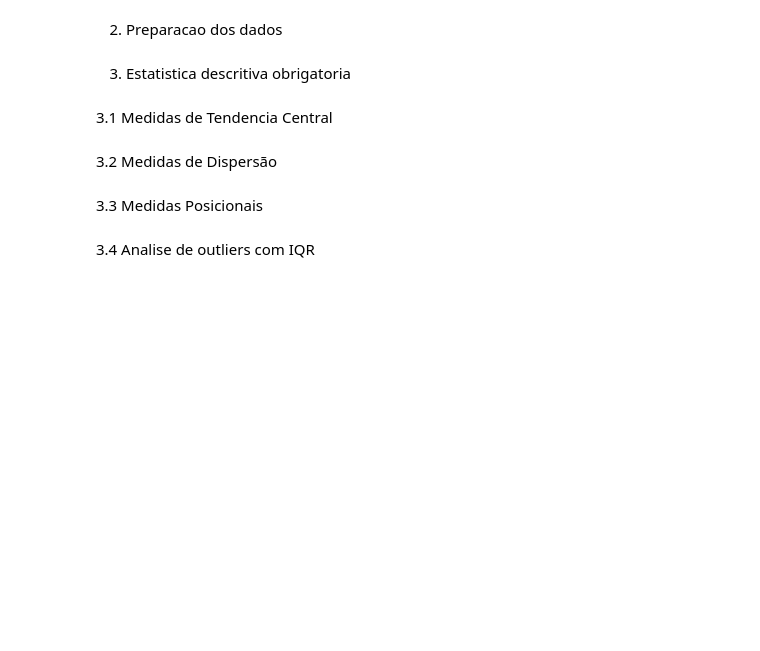
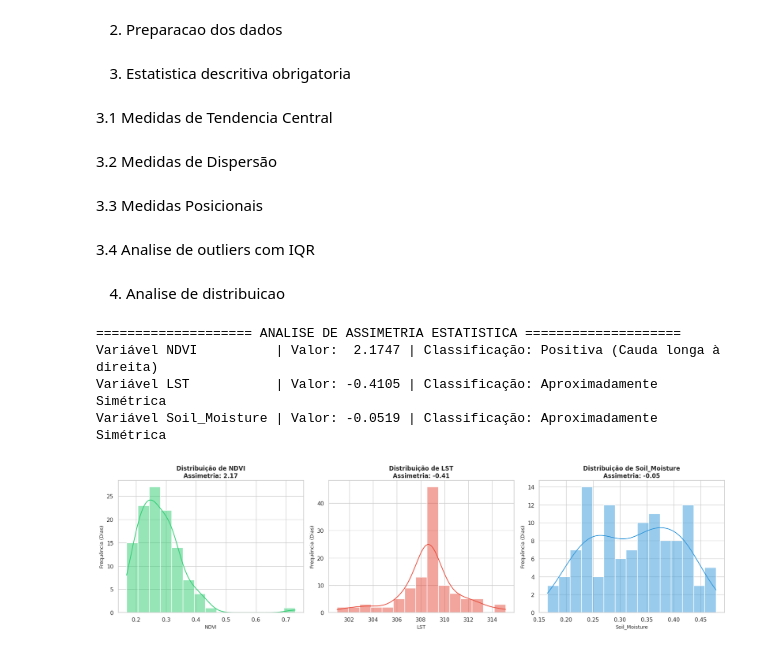
Before and after one commit to Gs-FIAP-OSX/DataScience, a Jupyter notebook: ORN_GS.ipynb, the cells around one changed output. Drawn from its saved outputs; the diff is of its cells as text; code cells hidden in the pictures; blank space fills up the shorter version.

Commit message:
etapa 4: analise de distribuicao concluida

```diff
--- a/ORN_GS.ipynb
+++ b/ORN_GS.ipynb
@@ -260,3 +252,39 @@ for col in cols_analise:
   else:
     print("\nNenhum comportamento anômalo detectado nesta variável.")
   print("\n" + "="*60 + "\n")
+# %% [markdown]
+4. Analise de distribuicao
+# %%
+sns.set_theme(style="whitegrid")
+fig, axes = plt.subplots(1, 3, figsize=(18, 5))
+
+variaveis = ['NDVI', 'LST', 'Soil_Moisture']
+cores = ['#2ecc71', '#e74c3c', '#3498db'] # Verde, Vermelho e Azul respectivamente
+
+print("==================== ANALISE DE ASSIMETRIA ESTATISTICA ====================")
+
+for i, col in enumerate(variaveis):
+    assimetria = df_final[col].skew()
+
+    if assimetria > 0.5:
+        tipo_assimetria = "Positiva (Cauda longa à direita)"
+    elif assimetria < -0.5:
+        tipo_assimetria = "Negativa (Cauda longa à esquerda)"
+    else:
+        tipo_assimetria = "Aproximadamente Simétrica"
+
+    print(f"Variável {col:13} | Valor: {assimetria:7.4f} | Classificação: {tipo_assimetria}")
+
+    sns.histplot(data=df_final, x=col, kde=True, ax=axes[i], color=cores[i], bins=15)
+    axes[i].set_title(f"Distribuição de {col}\nAssimetria: {assimetria:.2f}", fontsize=12, fontweight='bold')
+    axes[i].set_xlabel(col, fontsize=10)
+    axes[i].set_ylabel("Frequência (Dias)", fontsize=10)
+
+plt.tight_layout()
+plt.show()
+# %% [output]
+==================== ANALISE DE ASSIMETRIA ESTATISTICA ====================
+Variável NDVI          | Valor:  2.1747 | Classificação: Positiva (Cauda longa à direita)
+Variável LST           | Valor: -0.4105 | Classificação: Aproximadamente Simétrica
+Variável Soil_Moisture | Valor: -0.0519 | Classificação: Aproximadamente Simétrica
+[figure, added]
```
Also changed, not shown: parts of 4 cells of this notebook.
